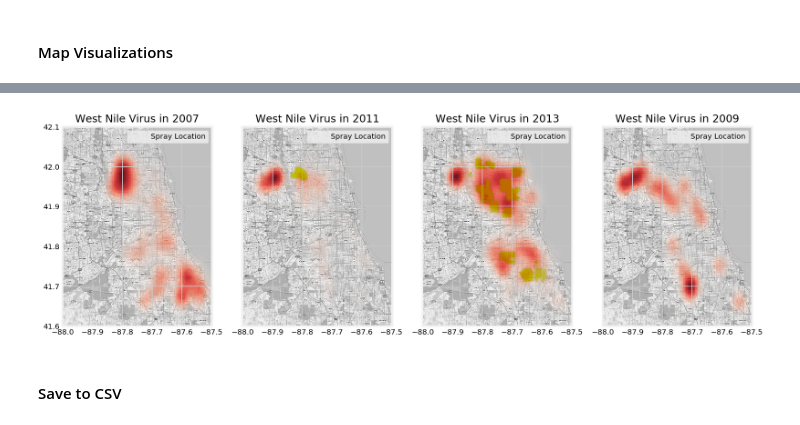
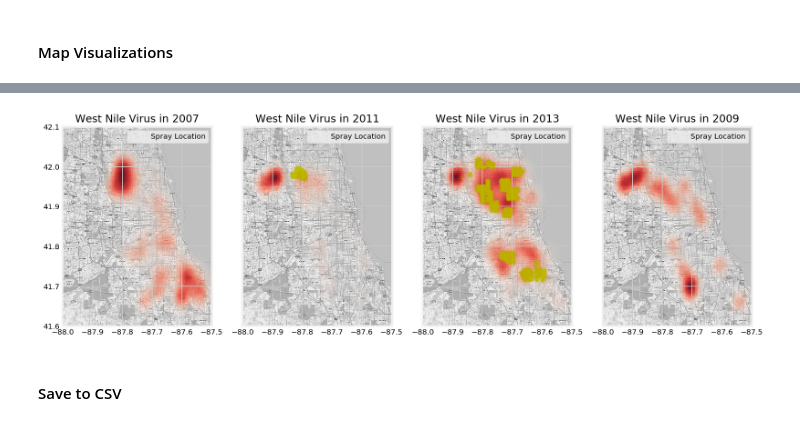
Before and after one commit to jphampton/west-nile, a Jupyter notebook: EDA.ipynb, the cells around one changed output, grey strips where cells are left out. Saved outputs shown, nothing was run; the diff lists cells and outputs as text; code cells hidden in the pictures.

```diff
--- a/EDA.ipynb
+++ b/EDA.ipynb
@@ -13,8 +13,8 @@ plt.style.use('fivethirtyeight')
 %matplotlib inline
 # %%
 # Load data
-train = pd.read_csv('combined_train.csv')
-test = pd.read_csv('combined_test.csv')
+train = pd.read_csv('assets/working/combined_train.csv')
+test = pd.read_csv('assets/working/combined_test.csv')
 spray = pd.read_csv('assets/input/spray.csv')
 # %% [markdown]
 #### Transform data
@@ -206,35 +206,35 @@ for idx, year in enumerate(train['Year'].unique()):
     axis = ax[idx]
     axis.imshow(mapdata, cmap = plt.get_cmap('gray'), extent = (-88, -87.5, 41.6, 42.1),
                aspect = mapdata.shape[0] * 1.0 / mapdata.shape[1])
 
     # Scatter plot for trap locations
     traps = train[['Longitude', 'Latitude']].drop_duplicates().values
 
     # Plot a density map of West Nile Virus sighting
     alphas = plt.cm.Reds
     alphas._init()
     alphas._lut[:-3, -1] = abs(np.logspace(0,1,alphas.N) / 10 - 1)[::-1]
     virus_locs = train[['Longitude','Latitude']][(train['WnvPresent'] == 1) & (train['Year'] == year)]
     kern = KernelDensity(bandwidth = 0.02)
     kern.fit(virus_locs.values)
     xv, yv = np.meshgrid(np.linspace(-88, -87.5, 100), np.linspace(41.6, 42.1, 100))
     gridpoints = np.array([xv.ravel(), yv.ravel()]).T
     zv = np.exp(kern.score_samples(gridpoints).reshape(100,100))
     axis.imshow(zv,
                origin = 'lower',
               cmap = alphas,
               extent = (-88, -87.5, 41.6, 42.1),
               aspect = mapdata.shape[0]*1.0/mapdata.shape[1])
 
     # Scatter plot for spray locations (removing outliers far away from the rest of the traps)
     current = spray_loc[spray_loc['Year']==year]
-    axis.scatter(current['Longitude'], current['Latitude'], marker = '*', color = 'y', label = "Spray Location", alpha=0.01)
+    axis.scatter(current['Longitude'], current['Latitude'], marker = '*', color = 'y', label = "Spray Location", alpha=0.05)
 
     # Labels
     axis.set_title(f"West Nile Virus in {year}")
     axis.legend();
 # %% [output]
-[figure, old version]
+[figure, new version]
 # %% [markdown]
 #### Save to CSV
 # %%
```
Also changed, not shown: parts of 2 cells of this notebook, 3 other files.
